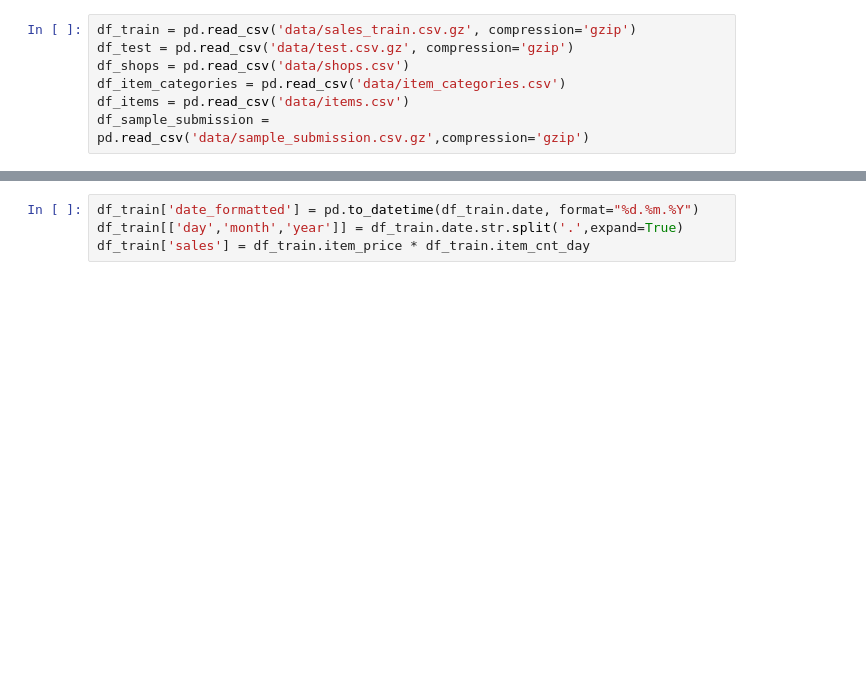
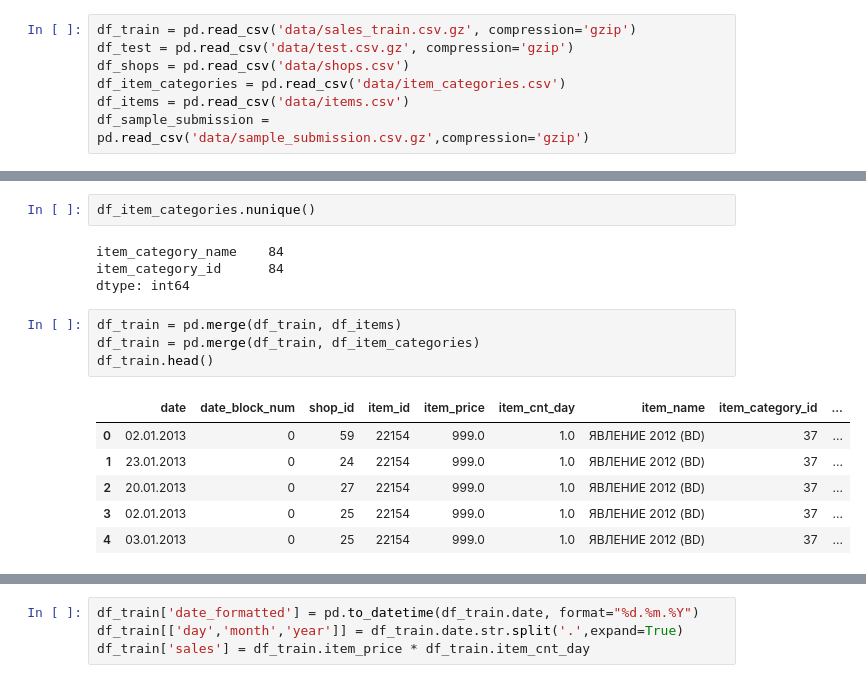
Before and after one commit to GatzZ/competitive-data-science-final-project, a Jupyter notebook: Main.ipynb, the cells around one changed output, grey strips where cells are left out. Cells and saved outputs as stored; diff of their text form; blank space fills up the shorter version.

```diff
--- a/Main.ipynb
+++ b/Main.ipynb
@@ -15,0 +35,17 @@ df_sample_submission = pd.read_csv('data/sample_submission.csv.gz',compression='
+# %%
+df_item_categories.nunique()
+# %% [output]
+item_category_name    84
+item_category_id      84
+dtype: int64
+# %%
+df_train = pd.merge(df_train, df_items)
+df_train = pd.merge(df_train, df_item_categories)
+df_train.head()
+# %% [output]
+|  | date | date_block_num | shop_id | item_id | item_price | item_cnt_day | item_name | item_category_id | ... |
+| 0 | 02.01.2013 | 0 | 59 | 22154 | 999.0 | 1.0 | ЯВЛЕНИЕ 2012 (BD) | 37 | ... |
+| 1 | 23.01.2013 | 0 | 24 | 22154 | 999.0 | 1.0 | ЯВЛЕНИЕ 2012 (BD) | 37 | ... |
+| 2 | 20.01.2013 | 0 | 27 | 22154 | 999.0 | 1.0 | ЯВЛЕНИЕ 2012 (BD) | 37 | ... |
+| 3 | 02.01.2013 | 0 | 25 | 22154 | 999.0 | 1.0 | ЯВЛЕНИЕ 2012 (BD) | 37 | ... |
+| 4 | 03.01.2013 | 0 | 25 | 22154 | 999.0 | 1.0 | ЯВЛЕНИЕ 2012 (BD) | 37 | ... |
```
Also changed, not shown: parts of 10 cells of this notebook, 1 other file.
